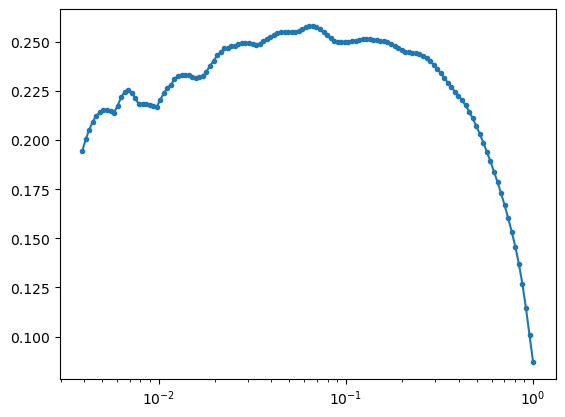
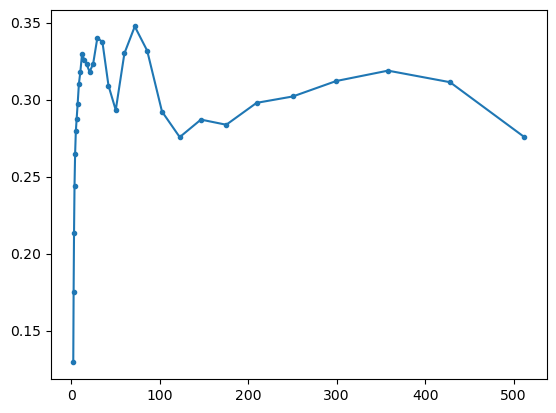
Unified diff of the notebook cell whose output changed from the first chart to the second:
--- before
+++ after
@@ -1,2 +1,2 @@
-plt.plot(freqs, np.array(ps).mean(axis=0)**2, marker='.')
-plt.xscale('log')
+plt.plot(res.scales, np.array(ps).mean(axis=0), marker='.')
+# plt.xscale('log')

Commit: CWT power vs scale for white noise PyWavelets